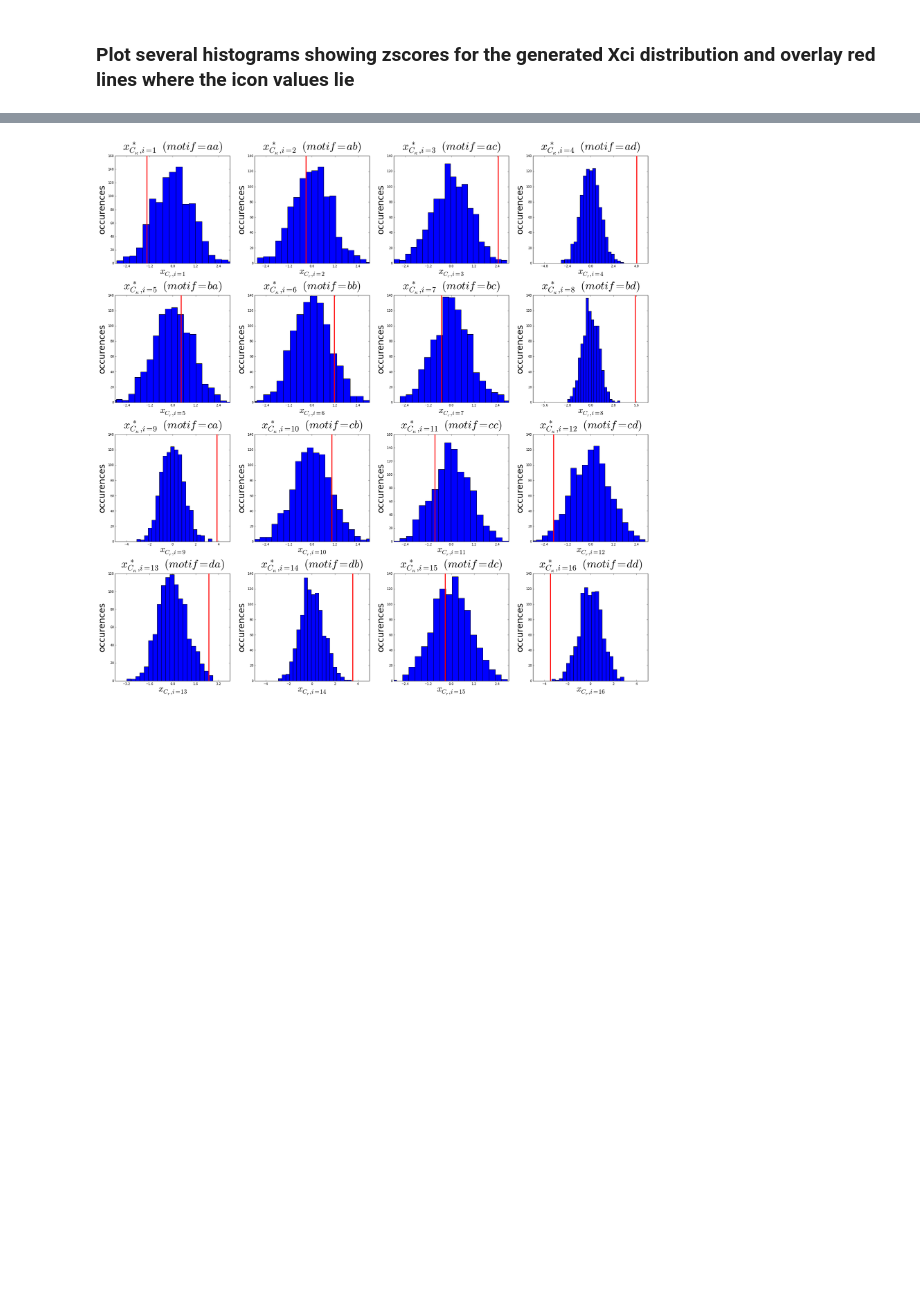
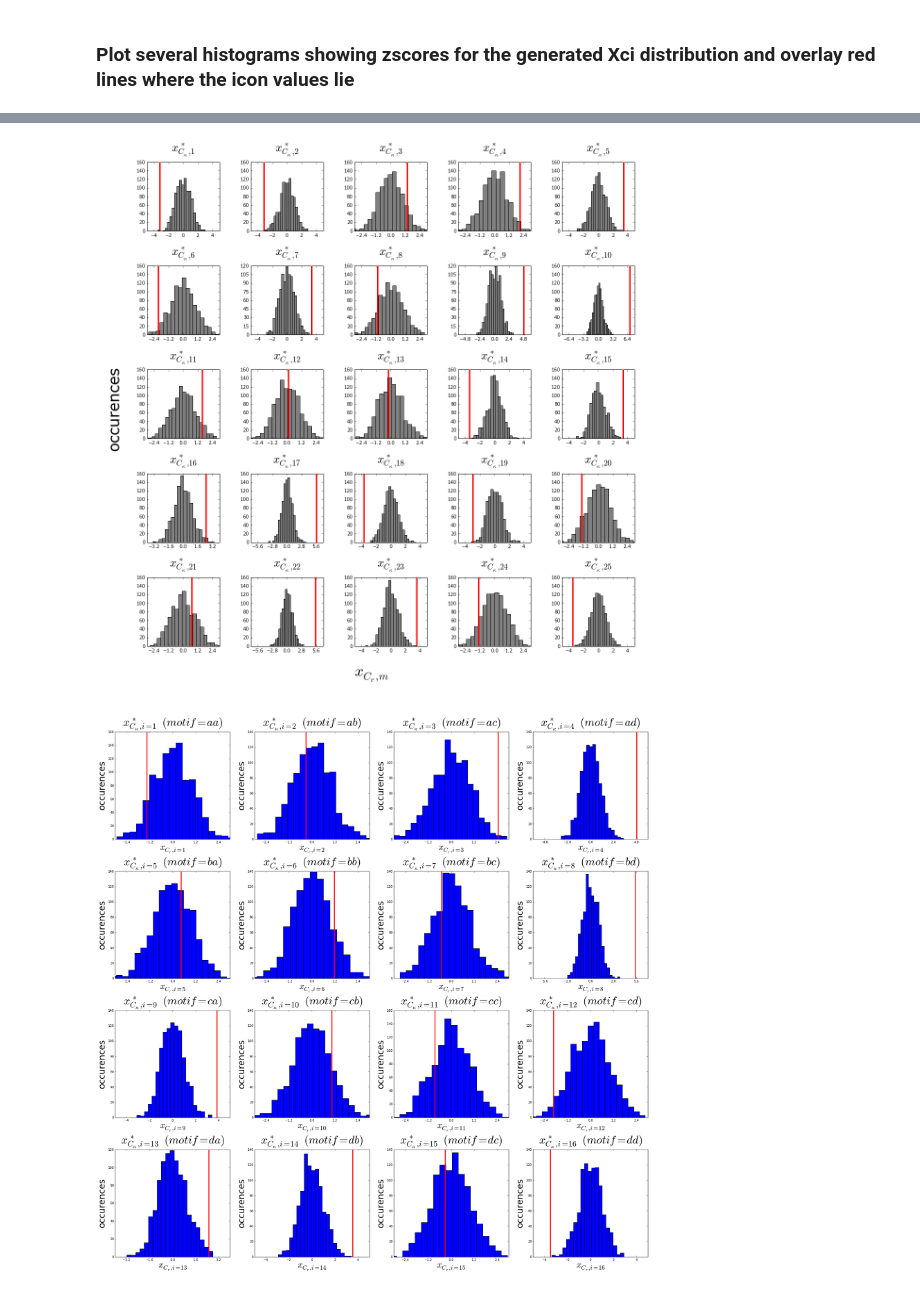
Before and after one commit to pvnick/tempos, a Jupyter notebook: pain_sax_ported.ipynb, the cells around one changed output, grey strips where cells are left out. Saved outputs shown, nothing was run; the diff lists cells and outputs as text; code cells hidden in the pictures; blank space fills up the shorter version.

```diff
--- a/pain_sax_ported.ipynb
+++ b/pain_sax_ported.ipynb
@@ -446,3 +523,89 @@ for i in motif_importance_sample.columns:
     ax.hist(motif_importance_sample[i], bins=20)
 
 plt.tight_layout()
+# %%
+#this panel is for plotting histograms of the 5x5 icon, with vertical line where standard score lies
+
+theta_to_plot_zscores_for = "Cardiovascular"
+cluster_n = cluster_sample_sizes.ix[theta_to_plot_zscores_for][0]
+nr = 1000
+xi = pd.Series(np.arange(nr)).apply(sample_motif_importances, sample_size=cluster_n)
+mui = xi.mean()
+sigmai = xi.std()
+zi = (xi - mui) / sigmai
+icon = icons.ix[theta_to_plot_zscores_for]
+plots_per_row = np.sqrt(len(motif_importance_sample.columns)).astype(int)
+fig = plt.figure(figsize=[20,20])
+big_ax = fig.add_subplot(111)
+
+
+# Turn off axis lines and ticks of the big subplot
+big_ax.spines['top'].set_color('none')
+big_ax.spines['bottom'].set_color('none')
+big_ax.spines['left'].set_color('none')
+big_ax.spines['right'].set_color('none')
+big_ax.tick_params(labelcolor='w', top='off', bottom='off', left='off', right='off')
+width_ratios = [1]
+height_ratios = [1]
+for i in range(plots_per_row):
+    width_ratios.append(10)
+    height_ratios.insert(0, 10)
+gs = gridspec.GridSpec(plots_per_row + 1, plots_per_row + 1, width_ratios=width_ratios, height_ratios=height_ratios)
+
+#set the following to false when plotting lots of tiny histograms
+plot_index = 0
+for i in motif_importance_sample.columns:
+    if not i % plots_per_row:
+        #want some space on the side for big lable
+        invisible_ax = fig.add_subplot(gs[plot_index])
+        invisible_ax.spines['top'].set_color('none')
+        invisible_ax.spines['bottom'].set_color('none')
+        invisible_ax.spines['left'].set_color('none')
+        invisible_ax.spines['right'].set_color('none')
+        invisible_ax.tick_params(labelcolor='w', top='off', bottom='off', left='off', right='off')
+        plot_index += 1
+    ax = fig.add_subplot(gs[plot_index])
+    title = all_motifs[i] + " (i=" + str(i+1) + ")"
+    figure_title=r'$x^*_{C_\kappa,' + str(i+1) + '}$'
+    plt.text(0.5, 1.15, figure_title,
+         horizontalalignment='center',
+         fontsize=24,
+         transform = ax.transAxes,
+         zorder=100
+        )
+
+    ax.set_title(label="foo", fontsize=24, color='w')#, y=1.2)
+    #ax.set_title(label=r'$x^*_{C_\kappa,' + str(i+1) + '}\ \ (motif=' + all_motifs[i] + ')$', fontsize=32, y=1.06)
+    ax.yaxis.set_major_locator(plticker.MaxNLocator(nbins=4, prune='lower'))
+    ax.hist(zi[i], bins=20, color="0.5")
+
+    #render vertical standard score line
+    zci_abs = np.abs(icon[i])
+    x_right_boundary = np.ceil(zci_abs + 1 if zci_abs > 2.5 else 3)
+    x_axis_ticks = np.arange(0, x_right_boundary + 1, np.round(2 * x_right_boundary / 5, 1))
+    x_axis_ticks = np.union1d(x_axis_ticks, -1 * x_axis_ticks)
+    ax.xaxis.set_ticks(x_axis_ticks)
+    ax.yaxis.set_major_locator(plticker.MaxNLocator(nbins=8))
+    ax.axis(xmin = -x_right_boundary, xmax = x_right_boundary)
+    ax.axvline(icon[i], linewidth = 3, color = "r", zorder=100)
+
+    plot_index += 1
+
+#fig.tight_layout()
+fig.subplots_adjust(wspace=0.5, hspace=.6)
+
+plt.text(0, 0.53, "occurences",
+         horizontalalignment="left",
+         verticalalignment='center',
+         fontsize=32,
+         transform = big_ax.transAxes,
+         rotation="vertical",
+         zorder=100)
+
+plt.text(0.5, 0.01, r'$x_{C_r,m}$',
+         horizontalalignment="center",
+         verticalalignment='bottom',
+         fontsize=32,
+         transform = big_ax.transAxes,
+         zorder=100)
+# %% [output]
@@ -449,3 +613,4 @@ plt.tight_layout()
+[figure, added]
 # %%
 theta_to_plot_zscores_for = "Cardiovascular"
 cluster_n = cluster_sample_sizes.ix[theta_to_plot_zscores_for][0]
```
Also changed, not shown: parts of 6 cells of this notebook.
